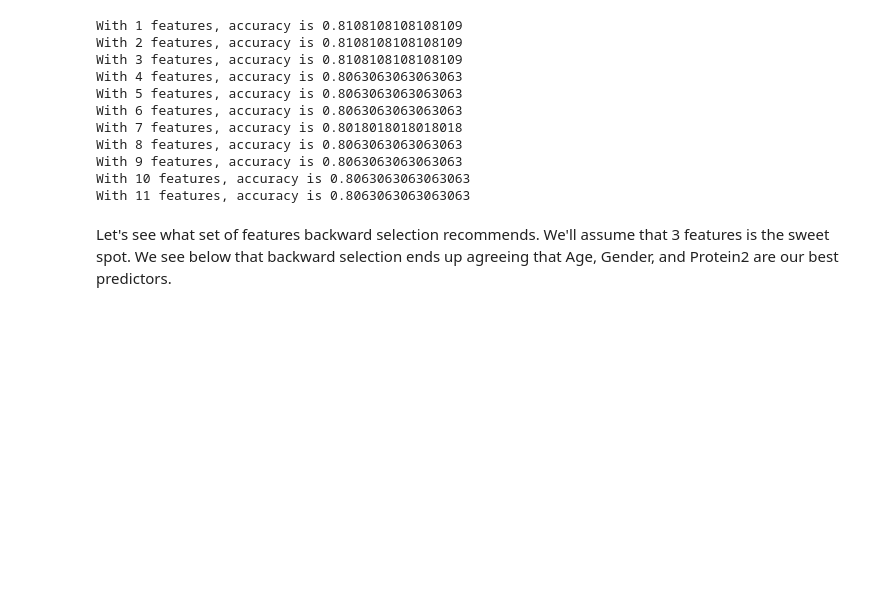
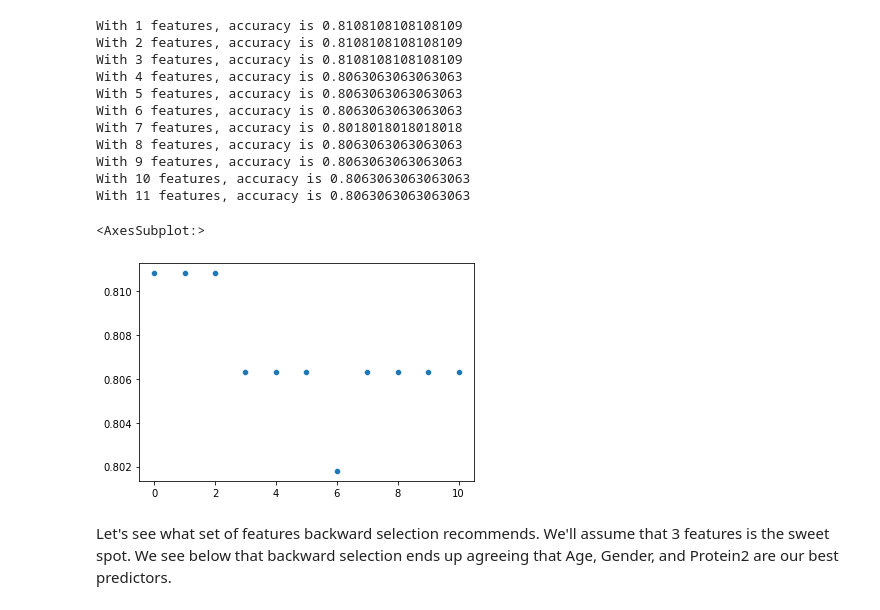
Before and after one commit to billingsmoore/cancer-outcome-prediction, a Jupyter notebook: cancer_outcome_prediction.ipynb, the cells around one changed output. Cells and saved outputs as stored; diff of their text form; code cells hidden in the pictures; blank space fills up the shorter version.

Commit message:
added feature scores plot

```diff
--- a/cancer_outcome_prediction.ipynb
+++ b/cancer_outcome_prediction.ipynb
@@ -210,11 +210,14 @@ for i in range(1,12):
 Below I trained a series of models using each set of features. We can see that accuracy goes down beyond 3 features.
 # %%
 nfeatures = 1
+
+feature_scores = []
 
 x = x_train[['Age']]
 model = LogisticRegression().fit(x, y_train)
 y_pred = model.predict(x_test[['Age']])
 score = accuracy_score(y_pred, y_test)
+feature_scores.append(score)
 print('With ' + str(nfeatures) + ' features, accuracy is '+ str(score))
 nfeatures += 1
 
@@ -222,6 +225,7 @@ x = x_train[['Age', 'Gender']]
 model = LogisticRegression().fit(x, y_train)
 y_pred = model.predict(x_test[['Age', 'Gender']])
 score = accuracy_score(y_pred, y_test)
+feature_scores.append(score)
 print('With ' + str(nfeatures) + ' features, accuracy is '+ str(score))
 nfeatures += 1
 
@@ -229,6 +233,7 @@ x = x_train[['Age', 'Gender', 'Protein2']]
 model = LogisticRegression().fit(x, y_train)
 y_pred = model.predict(x_test[['Age', 'Gender', 'Protein2']])
 score = accuracy_score(y_pred, y_test)
+feature_scores.append(score)
 print('With ' + str(nfeatures) + ' features, accuracy is '+ str(score))
 nfeatures += 1
 
@@ -236,6 +241,7 @@ x = x_train[['Age', 'Gender', 'Protein1', 'Protein2']]
 model = LogisticRegression().fit(x, y_train)
 y_pred = model.predict(x_test[['Age', 'Gender', 'Protein1', 'Protein2']])
 score = accuracy_score(y_pred, y_test)
+feature_scores.append(score)
 print('With ' + str(nfeatures) + ' features, accuracy is '+ str(score))
 nfeatures += 1
 
@@ -243,6 +249,7 @@ x = x_train[['Age', 'Gender', 'Protein1', 'Protein2', 'Protein3']]
 model = LogisticRegression().fit(x, y_train)
 y_pred = model.predict(x_test[['Age', 'Gender', 'Protein1', 'Protein2', 'Protein3']])
 score = accuracy_score(y_pred, y_test)
+feature_scores.append(score)
 print('With ' + str(nfeatures) + ' features, accuracy is '+ str(score))
 nfeatures += 1
 
@@ -250,6 +257,7 @@ x = x_train[['Age', 'Gender', 'Protein1', 'Protein2', 'Protein3', 'Protein4']]
 model = LogisticRegression().fit(x, y_train)
 y_pred = model.predict(x_test[['Age', 'Gender', 'Protein1', 'Protein2', 'Protein3', 'Protein4']])
 score = accuracy_score(y_pred, y_test)
+feature_scores.append(score)
 print('With ' + str(nfeatures) + ' features, accuracy is '+ str(score))
 nfeatures += 1
 
@@ -257,6 +265,7 @@ x = x_train[['Age', 'Gender', 'Protein1', 'Protein2', 'Protein3', 'Protein4', 'T
 model = LogisticRegression().fit(x, y_train)
 y_pred = model.predict(x_test[['Age', 'Gender', 'Protein1', 'Protein2', 'Protein3', 'Protein4', 'Tumour_Stage']])
 score = accuracy_score(y_pred, y_test)
+feature_scores.append(score)
 print('With ' + str(nfeatures) + ' features, accuracy is '+ str(score))
 nfeatures += 1
 
@@ -264,6 +273,7 @@ x = x_train[['Age', 'Gender', 'Protein1', 'Protein2', 'Protein3', 'Protein4', 'T
 model = LogisticRegression().fit(x, y_train)
 y_pred = model.predict(x_test[['Age', 'Gender', 'Protein1', 'Protein2', 'Protein3', 'Protein4', 'Tumour_Stage','Histology']])
 score = accuracy_score(y_pred, y_test)
+feature_scores.append(score)
 print('With ' + str(nfeatures) + ' features, accuracy is '+ str(score))
 nfeatures += 1
 
@@ -271,6 +281,7 @@ x = x_train[['Age', 'Gender', 'Protein1', 'Protein2', 'Protein3', 'Protein4', 'T
 model = LogisticRegression().fit(x, y_train)
 y_pred = model.predict(x_test[['Age', 'Gender', 'Protein1', 'Protein2', 'Protein3', 'Protein4', 'Tumour_Stage','Histology', 'HER2']])
 score = accuracy_score(y_pred, y_test)
+feature_scores.append(score)
 print('With ' + str(nfeatures) + ' features, accuracy is '+ str(score))
 nfeatures += 1
 
@@ -278,6 +289,7 @@ x = x_train[['Age', 'Gender', 'Protein1', 'Protein2', 'Protein3', 'Protein4', 'T
 model = LogisticRegression().fit(x, y_train)
 y_pred = model.predict(x_test[['Age', 'Gender', 'Protein1', 'Protein2', 'Protein3', 'Protein4', 'Tumour_Stage','Histology', 'ER', 'HER2']])
 score = accuracy_score(y_pred, y_test)
+feature_scores.append(score)
 print('With ' + str(nfeatures) + ' features, accuracy is '+ str(score))
 nfeatures += 1
 
@@ -285,6 +297,7 @@ x = x_train[['Age', 'Gender', 'Protein1', 'Protein2', 'Protein3', 'Protein4', 'T
 model = LogisticRegression().fit(x, y_train)
 y_pred = model.predict(x_test[['Age', 'Gender', 'Protein1', 'Protein2', 'Protein3', 'Protein4', 'Tumour_Stage','Histology', 'ER', 'PR', 'HER2']])
 score = accuracy_score(y_pred, y_test)
+feature_scores.append(score)
 print('With ' + str(nfeatures) + ' features, accuracy is '+ str(score))
 nfeatures += 1
 # %% [output]
@@ -299,6 +312,11 @@ With 8 features, accuracy is 0.8063063063063063
 With 9 features, accuracy is 0.8063063063063063
 With 10 features, accuracy is 0.8063063063063063
 With 11 features, accuracy is 0.8063063063063063
+# %%
+seaborn.scatterplot(feature_scores)
+# %% [output]
+<AxesSubplot:>
+[figure, added]
 # %% [markdown]
 Let's see what set of features backward selection recommends. We'll assume that 3 features is the sweet spot. We see below that backward selection ends up agreeing that Age, Gender, and Protein2 are our best predictors.
 # %%
```
